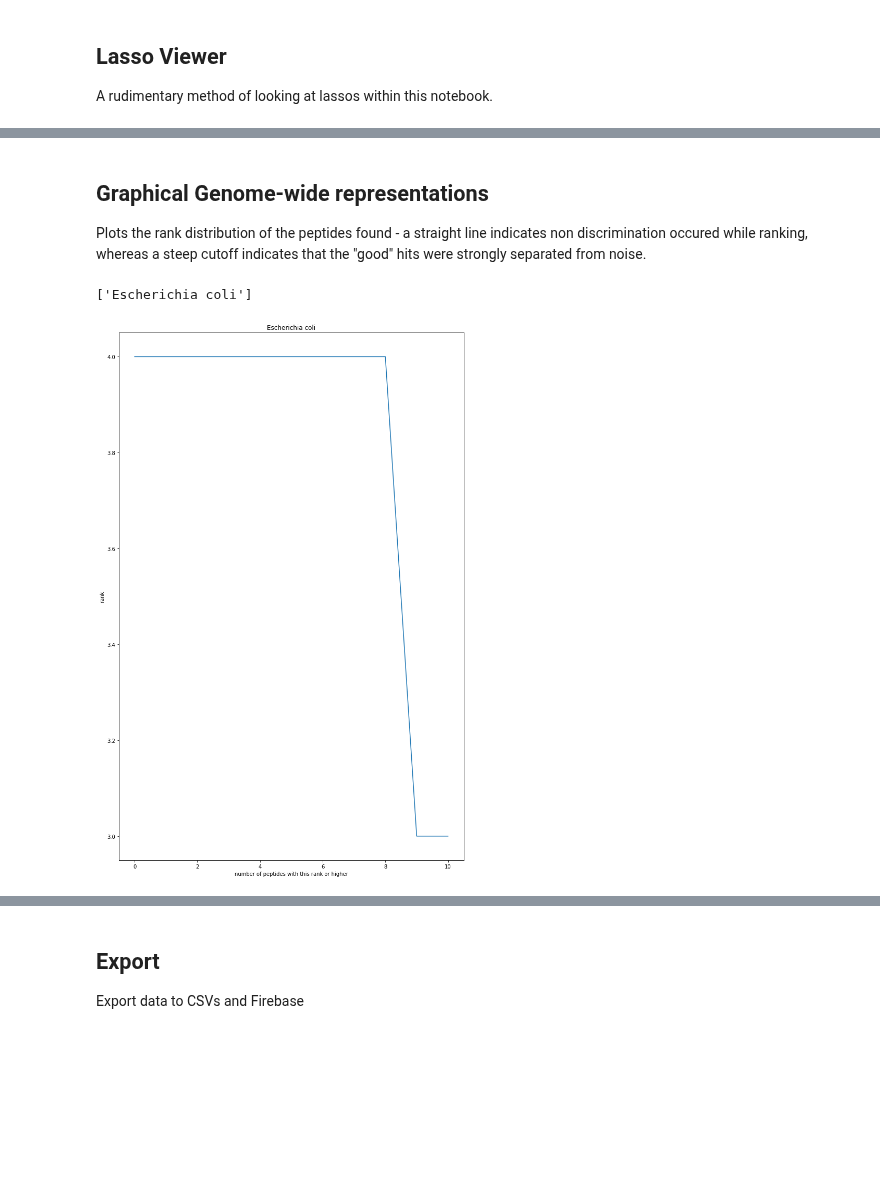
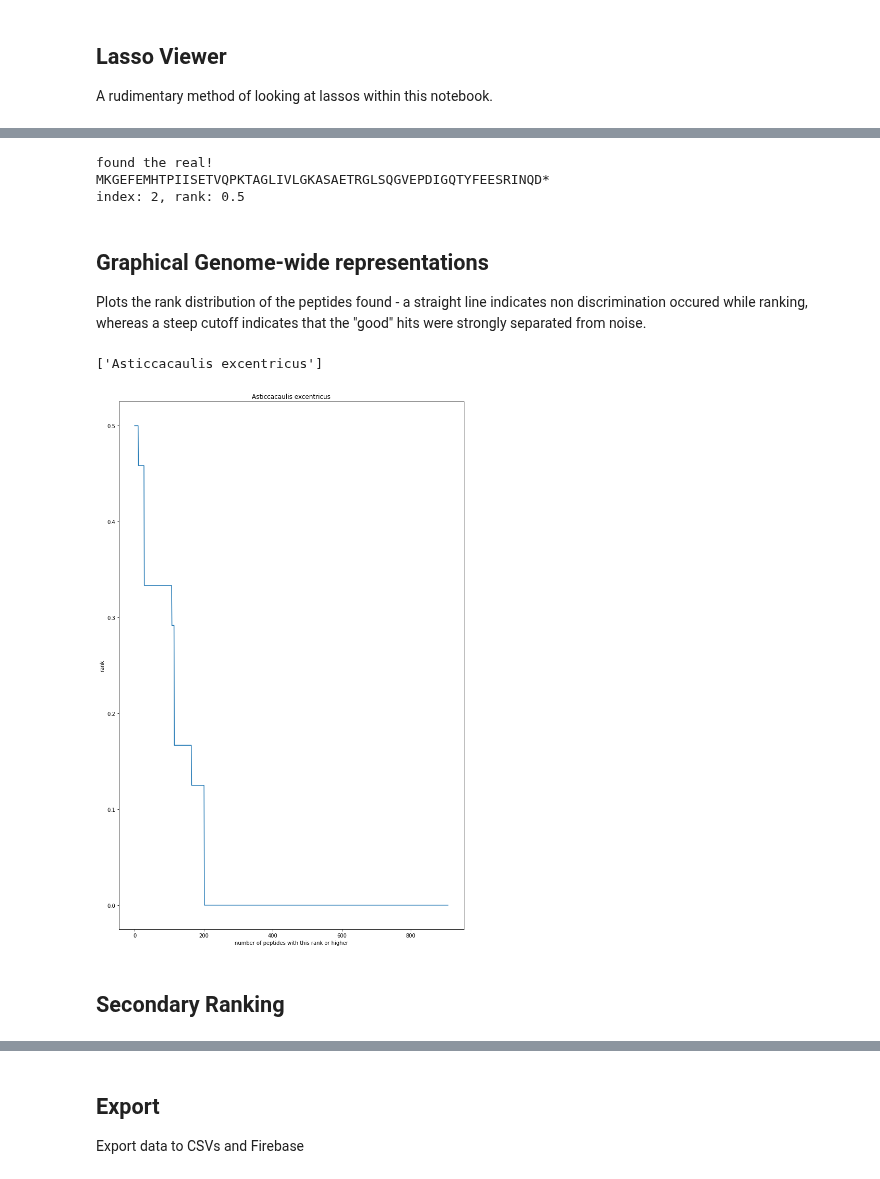
Before and after one commit to nathanalam/lassomining, a Jupyter notebook: Notebook.ipynb, the cells around one changed output, grey strips where cells are left out. Saved outputs shown, nothing was run; the diff lists cells and outputs as text; code cells hidden in the pictures; blank space fills up the shorter version.

Commit message:
Correct ORF finding, fix ranking

```diff
--- a/Notebook.ipynb
+++ b/Notebook.ipynb
@@ -14,13 +14,13 @@ config = yaml.safe_load('''
 # Setup parameters for a genome mining run
 
 ## Parameters for each run
-runName: "controls11_17"
+runName: "controls11_23"
 pattern: 'M[A-Z]{15,45}T[A-Z][A-Z]{6,8}[DE][A-Z]{5,30}\*'
 cutoffRank: 0
 genomeDir: "/home/blucheez/Projects/lassomining/genomes/"
 database: "/home/blucheez/Projects/lassomining/output/matches.db"
 motifs:
-  - "/home/blucheez/Projects/lassomining/motifs/b_meme.xml"
+  - "/home/blucheez/Projects/lassomining/motifs/b_general.xml"
   - "/home/blucheez/Projects/lassomining/motifs/c_meme.xml"
 
 ## Parameters you should not have to change
@@ -179,3 +194,15 @@ plt.show()
+# %%
+ind = 0
+for lasso in lasso_peptides:
+    ind += 1
+    if("MHTPIISETVQPKTAGLIVLGKASAETRGLSQGVEPDIGQTYFEESRINQ" in lasso["sequence"]):
+        print("found the real!")
+        print(lasso["sequence"])
+        print(f'index: {ind}, rank: {lasso["rank"]}')
+# %% [output]
+found the real!
+MKGEFEMHTPIISETVQPKTAGLIVLGKASAETRGLSQGVEPDIGQTYFEESRINQD*
+index: 2, rank: 0.5
 # %% [markdown]
 ## Graphical Genome-wide representations
 Plots the rank distribution of the peptides found - a straight line indicates non discrimination occured while ranking, whereas a steep cutoff indicates that the "good" hits were strongly separated from noise.
@@ -200,7 +227,7 @@ for row in c.execute(selection_string):
 c.close()
 print(distinct_genomes)
 # %% [output]
-['Escherichia coli']
+['Asticcacaulis excentricus']
 # %%
 genome_ranks = {}
 c = conn.cursor()
@@ -215,14 +242,18 @@ c.close()
 # %%
 fig, axs = plt.subplots(len(distinct_genomes), 1, figsize=(10,15))
 
+ind = 0
 for genome in genome_ranks.keys():
     y = genome_ranks[genome]
     x = range(0, len(y))
     axs.plot(x, y)
     axs.set_title(genome)
     axs.set(xlabel="number of peptides with this rank or higher", ylabel="rank")
+    ind += 1
 
 plt.tight_layout()
 plt.show()
 # %% [output]
-[figure, old version]
+[figure, new version]
+# %% [markdown]
+## Secondary Ranking
```
Also changed, not shown: parts of 10 cells of this notebook, 1 other file.
